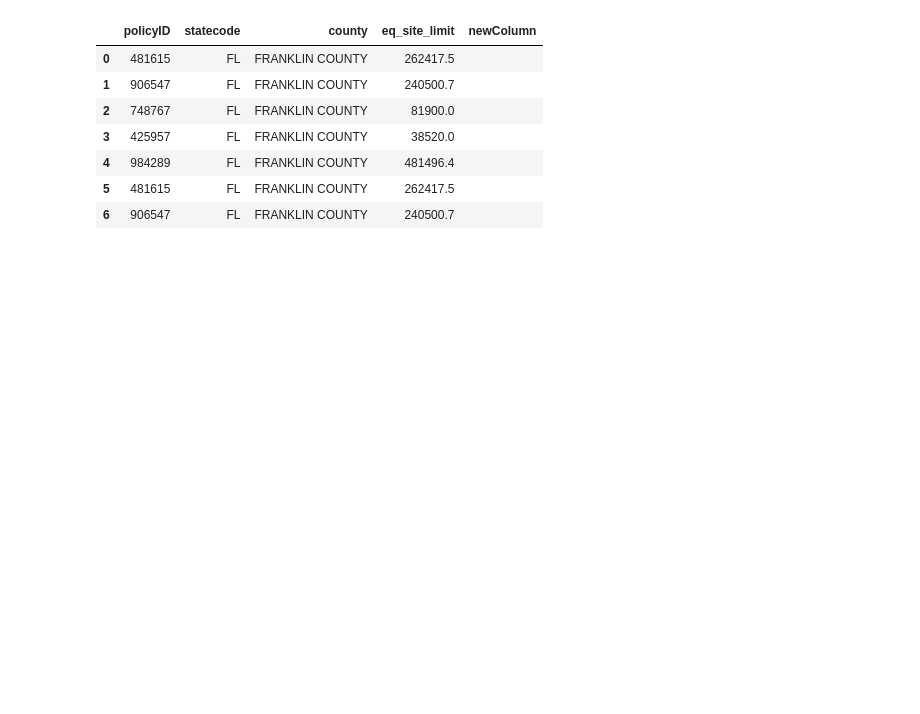
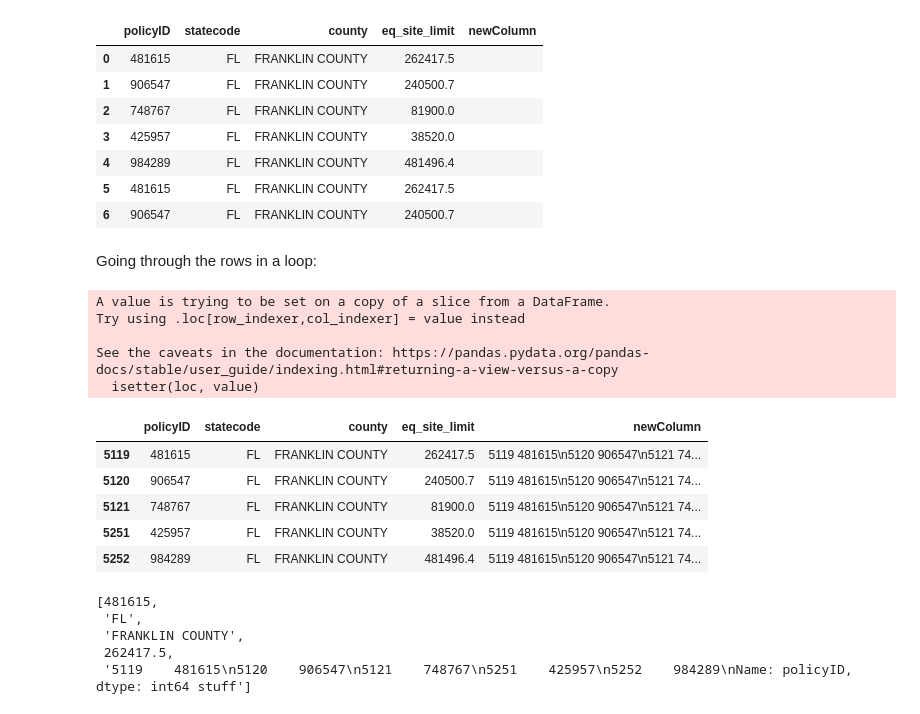
Before and after one commit to Nicolucas/PyTutorial-PANDAS, a Jupyter notebook: notebooks/00-IntroPandas.ipynb, the cells around one changed output. Drawn from its saved outputs; the diff is of its cells as text; code cells hidden in the pictures; blank space fills up the shorter version.

```diff
--- a/notebooks/00-IntroPandas.ipynb
+++ b/notebooks/00-IntroPandas.ipynb
@@ -165,0 +162,26 @@ import pandas as pd
+# %% [markdown]
+Going through the rows in a loop:
+# %%
+for idx, row in Filter2.iterrows():
+    Filter2.loc[idx,["newColumn"]]=str(Filter2["policyID"])+ " stuff"
+Filter2
+# %% [output]
+A value is trying to be set on a copy of a slice from a DataFrame.
+Try using .loc[row_indexer,col_indexer] = value instead
+
+See the caveats in the documentation: https://pandas.pydata.org/pandas-docs/stable/user_guide/indexing.html#returning-a-view-versus-a-copy
+  isetter(loc, value)
+|  | policyID | statecode | county | eq_site_limit | newColumn |
+| 5119 | 481615 | FL | FRANKLIN COUNTY | 262417.5 | 5119 481615\n5120 906547\n5121 74... |
+| 5120 | 906547 | FL | FRANKLIN COUNTY | 240500.7 | 5119 481615\n5120 906547\n5121 74... |
+| 5121 | 748767 | FL | FRANKLIN COUNTY | 81900.0 | 5119 481615\n5120 906547\n5121 74... |
+| 5251 | 425957 | FL | FRANKLIN COUNTY | 38520.0 | 5119 481615\n5120 906547\n5121 74... |
+| 5252 | 984289 | FL | FRANKLIN COUNTY | 481496.4 | 5119 481615\n5120 906547\n5121 74... |
+# %%
+Filter2.iloc[0].tolist()
+# %% [output]
+[481615,
+ 'FL',
+ 'FRANKLIN COUNTY',
+ 262417.5,
+ '5119    481615\n5120    906547\n5121    748767\n5251    425957\n5252    984289\nName: policyID, dtype: int64 stuff']
```
Also changed, not shown: parts of 6 cells of this notebook.
